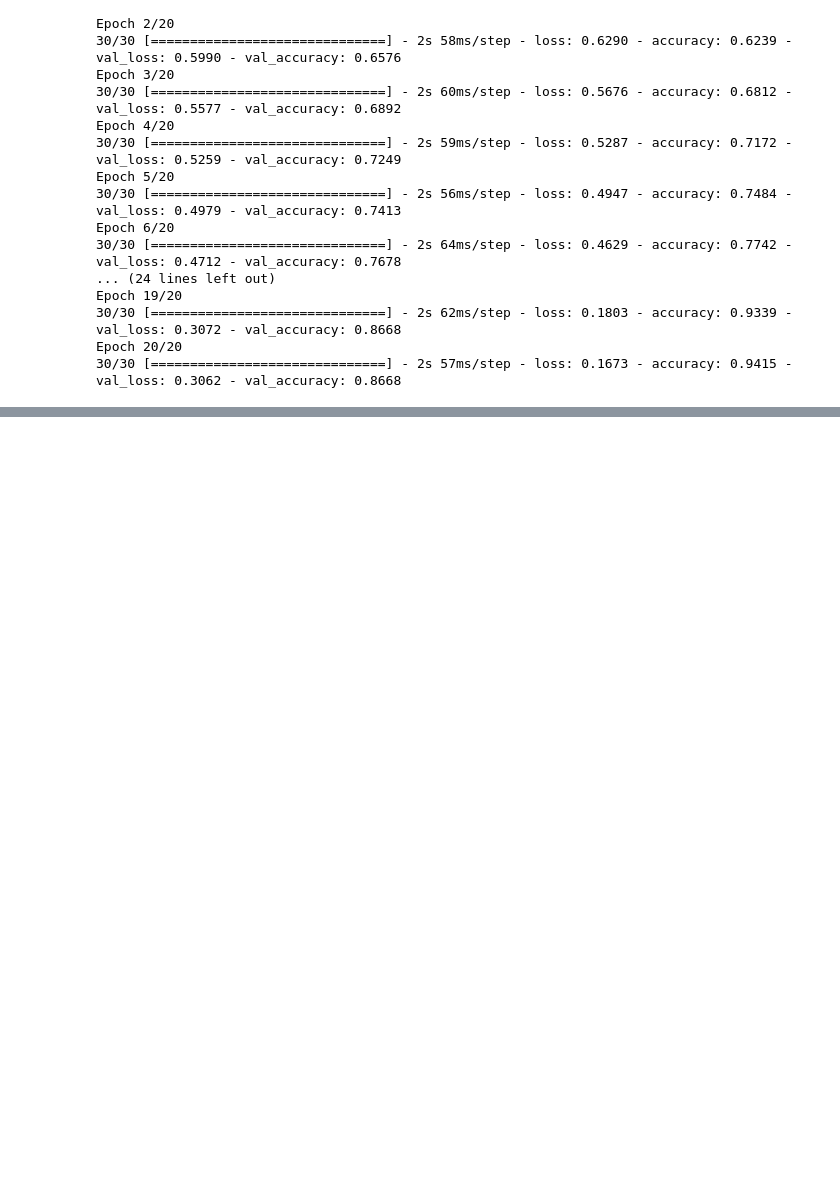
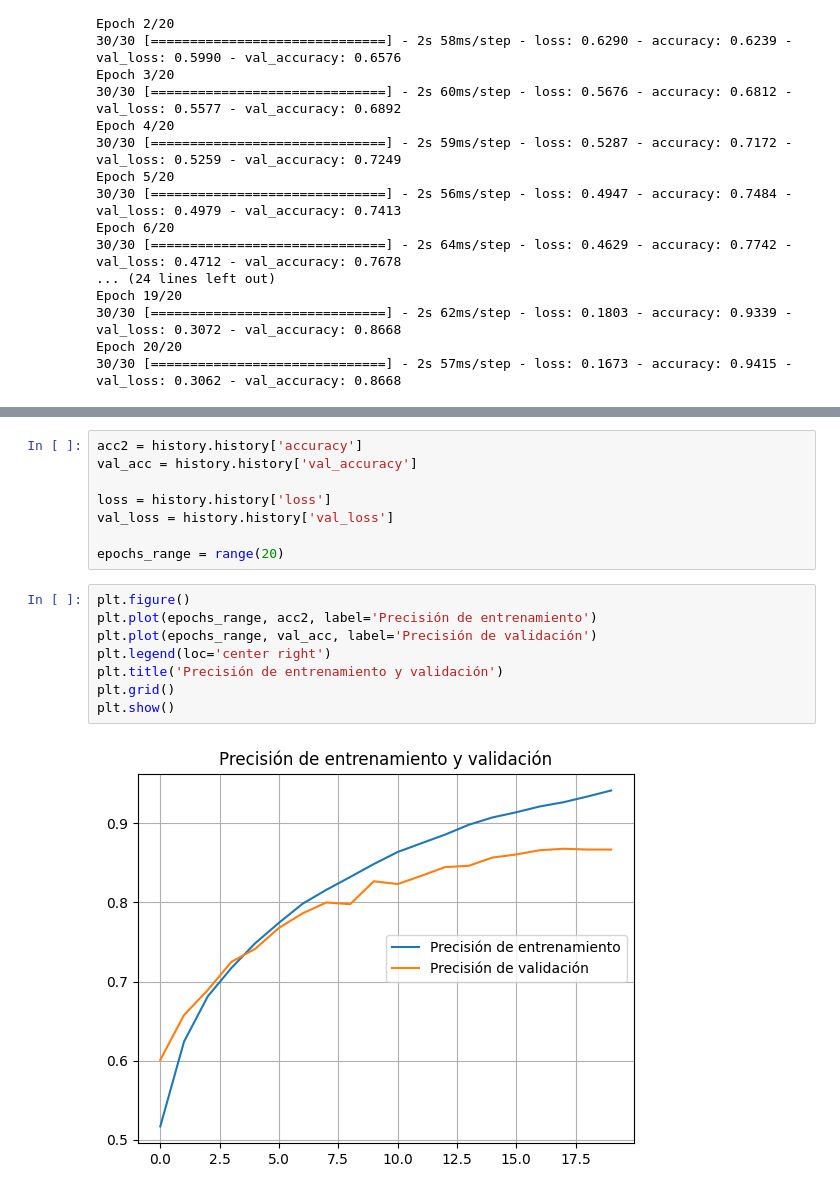
Before and after one commit to Senryo1/Proyecto-SL, a Jupyter notebook: Proyecto TF.ipynb, the cells around one changed output, grey strips where cells are left out. Cells and saved outputs as stored; diff of their text form; blank space fills up the shorter version.

Commit message:
Update Proyecto TF.ipynb
validación de perdida y precisión por medio de graficas para su evaluación

```diff
--- a/Proyecto TF.ipynb
+++ b/Proyecto TF.ipynb
@@ -105,0 +119,18 @@ Epoch 20/20
+# %%
+acc2 = history.history['accuracy']
+val_acc = history.history['val_accuracy']
+
+loss = history.history['loss']
+val_loss = history.history['val_loss']
+
+epochs_range = range(20)
+# %%
+plt.figure()
+plt.plot(epochs_range, acc2, label='Precisión de entrenamiento')
+plt.plot(epochs_range, val_acc, label='Precisión de validación')
+plt.legend(loc='center right')
+plt.title('Precisión de entrenamiento y validación')
+plt.grid()
+plt.show()
+# %% [output]
+[figure, added]
```
Also changed, not shown: parts of 3 cells of this notebook.
